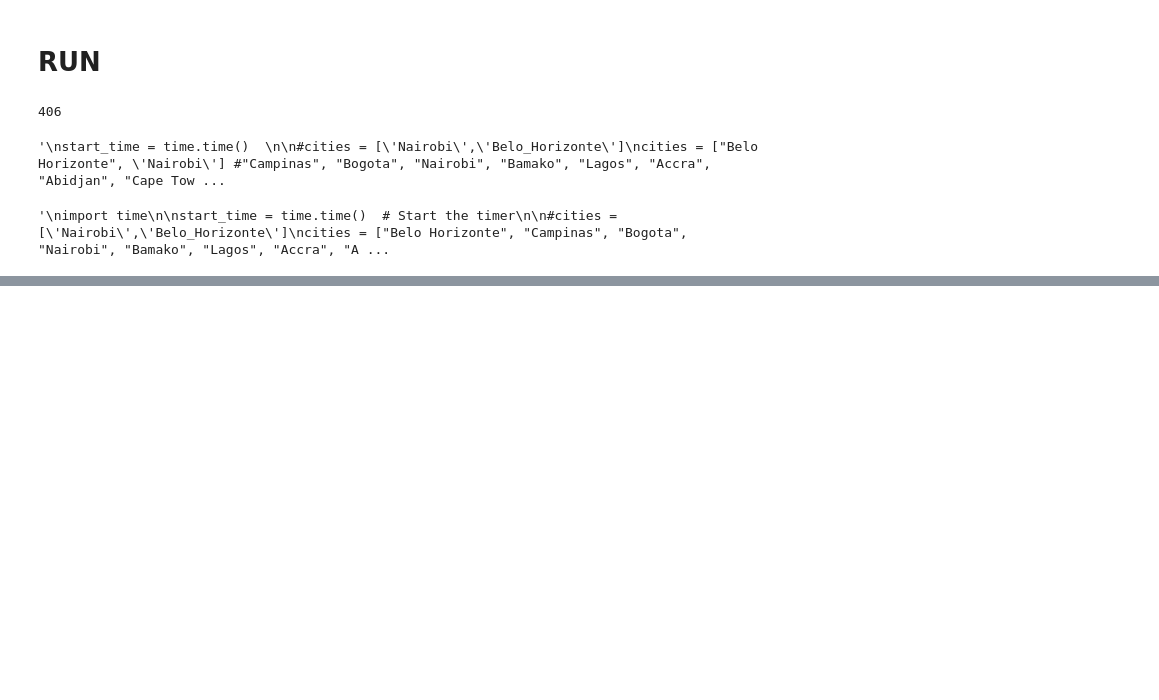
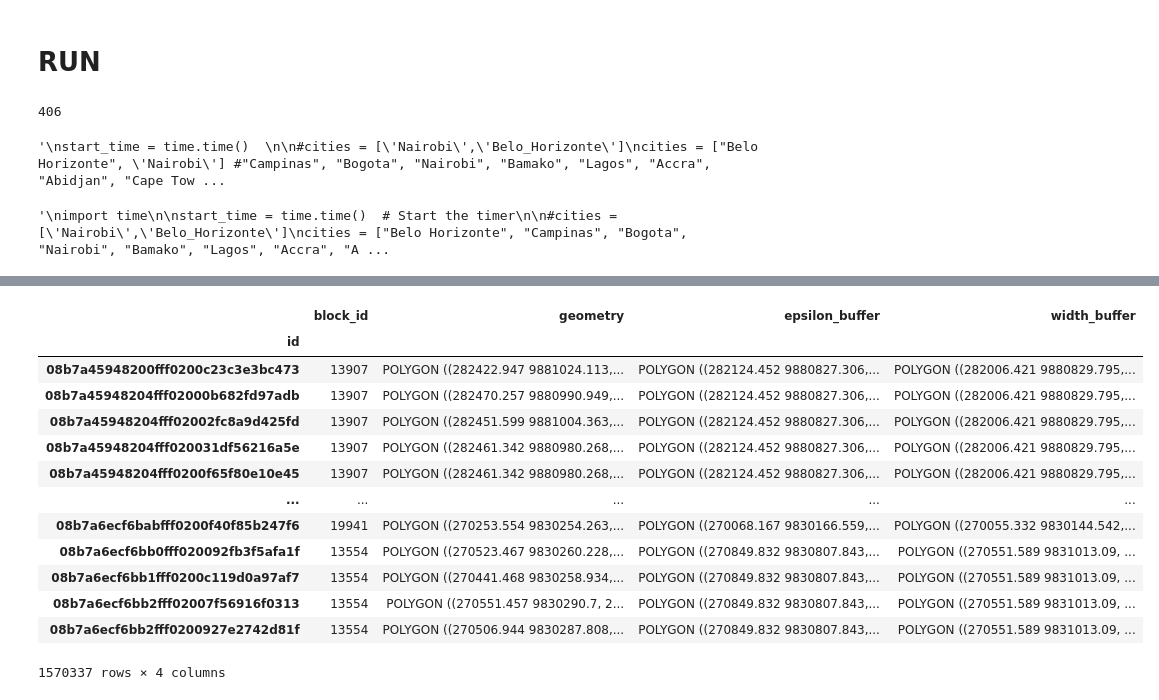
Before and after one commit to sarangof/identifyingLandSubdivisions, a Jupyter notebook: block_calculations_groupby.ipynb, the cells around one changed output, grey strips where cells are left out. Saved outputs shown, nothing was run; the diff lists cells and outputs as text; code cells hidden in the pictures; blank space fills up the shorter version.

```diff
--- a/block_calculations_groupby.ipynb
+++ b/block_calculations_groupby.ipynb
@@ -122,4 +122,47 @@ cities = [x.split('/')[-1] for x in search_buffer_files]
 len(cities)
 # %% [output]
 406
+# %%
+'''
+THIS IS PRE-PROCESSING
+'''
+
+import dask_geopandas as dgpd
+import pandas as pd
+from dask import delayed, compute, visualize
+import geopandas as gpd
+from dask.diagnostics import ProgressBar
+from citywide_calculation import get_utm_crs
+from metrics_calculation import calculate_minimum_distance_to_roads_option_B
+from shapely.geometry import MultiLineString, LineString, Point
+from shapely.ops import polygonize, nearest_points
+#from shapely.geometry import Polygon, LineString, Point, MultiPolygon, MultiLineString, GeometryCollection
+from scipy.optimize import fminbound, minimize
+from shapely.ops import unary_union, polygonize
+import geopandas as gpd
+from polylabel import polylabel
+from shapely.geometry import mapping
+from shapely.geometry import mapping, Point
+from polylabel import polylabel
+
+
+@delayed
+def get_epsg(city_name):
+    search_buffer = f'{SEARCH_BUFFER_PATH}/{city_name}/{city_name}_search_buffer.geoparquet'
+    extent = dgpd.read_parquet(search_buffer)
+    geometry = extent.geometry[0].compute()
+    epsg = get_utm_crs(geometry)
+    print(f'{city_name} EPSG: {epsg}')
+    return epsg
+
+def load_dataset(path, epsg=None):
+    dataset = dgpd.read_parquet(path, npartitions=4)
+
+    # Only assign if the file has no CRS
+    if epsg:
+        if dataset.crs is None:
+            dataset = dataset.set_crs("EPSG:4326")  # assume WGS84 if missing
+        dataset = dataset.to_crs(epsg)
+
+    return dataset
 # %%
@@ -874,0 +856,17 @@ KeyError: "Column(s) ['weighted_m8'] do not exist"
+# %%
+buildings_blocks_df
+# %% [output]
+|  | block_id | geometry | epsilon_buffer | width_buffer |
+| id |  |  |  |  |
+| 08b7a45948200fff0200c23c3e3bc473 | 13907 | POLYGON ((282422.947 9881024.113,... | POLYGON ((282124.452 9880827.306,... | POLYGON ((282006.421 9880829.795,... |
+| 08b7a45948204fff02000b682fd97adb | 13907 | POLYGON ((282470.257 9880990.949,... | POLYGON ((282124.452 9880827.306,... | POLYGON ((282006.421 9880829.795,... |
+| 08b7a45948204fff02002fc8a9d425fd | 13907 | POLYGON ((282451.599 9881004.363,... | POLYGON ((282124.452 9880827.306,... | POLYGON ((282006.421 9880829.795,... |
+| 08b7a45948204fff020031df56216a5e | 13907 | POLYGON ((282461.342 9880980.268,... | POLYGON ((282124.452 9880827.306,... | POLYGON ((282006.421 9880829.795,... |
+| 08b7a45948204fff0200f65f80e10e45 | 13907 | POLYGON ((282461.342 9880980.268,... | POLYGON ((282124.452 9880827.306,... | POLYGON ((282006.421 9880829.795,... |
+| ... | ... | ... | ... | ... |
+| 08b7a6ecf6babfff0200f40f85b247f6 | 19941 | POLYGON ((270253.554 9830254.263,... | POLYGON ((270068.167 9830166.559,... | POLYGON ((270055.332 9830144.542,... |
+| 08b7a6ecf6bb0fff020092fb3f5afa1f | 13554 | POLYGON ((270523.467 9830260.228,... | POLYGON ((270849.832 9830807.843,... | POLYGON ((270551.589 9831013.09, ... |
+| 08b7a6ecf6bb1fff0200c119d0a97af7 | 13554 | POLYGON ((270441.468 9830258.934,... | POLYGON ((270849.832 9830807.843,... | POLYGON ((270551.589 9831013.09, ... |
+| 08b7a6ecf6bb2fff02007f56916f0313 | 13554 | POLYGON ((270551.457 9830290.7, 2... | POLYGON ((270849.832 9830807.843,... | POLYGON ((270551.589 9831013.09, ... |
+| 08b7a6ecf6bb2fff0200927e2742d81f | 13554 | POLYGON ((270506.944 9830287.808,... | POLYGON ((270849.832 9830807.843,... | POLYGON ((270551.589 9831013.09, ... |
+1570337 rows × 4 columns
```
Also changed, not shown: parts of 23 cells of this notebook.
